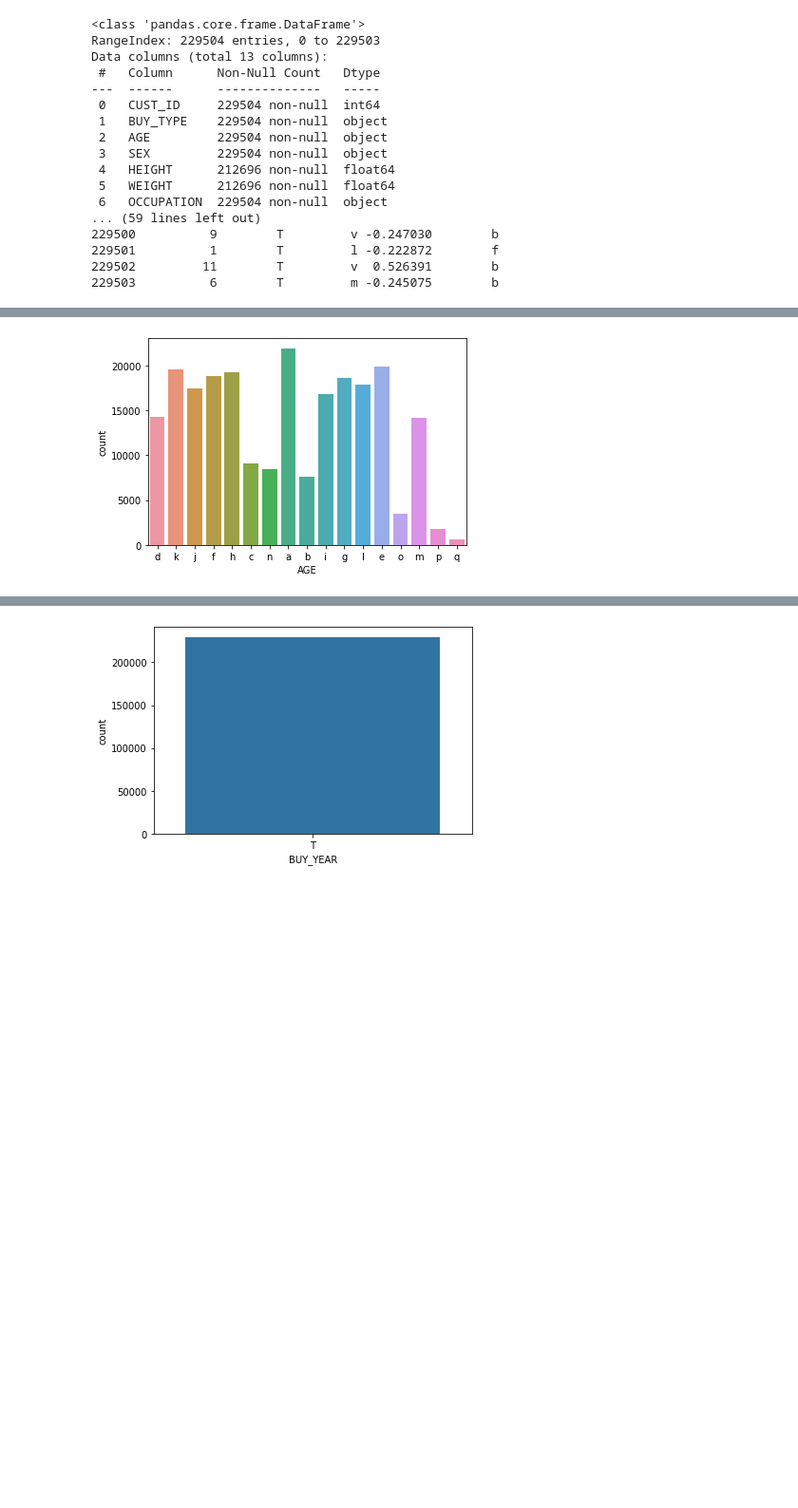
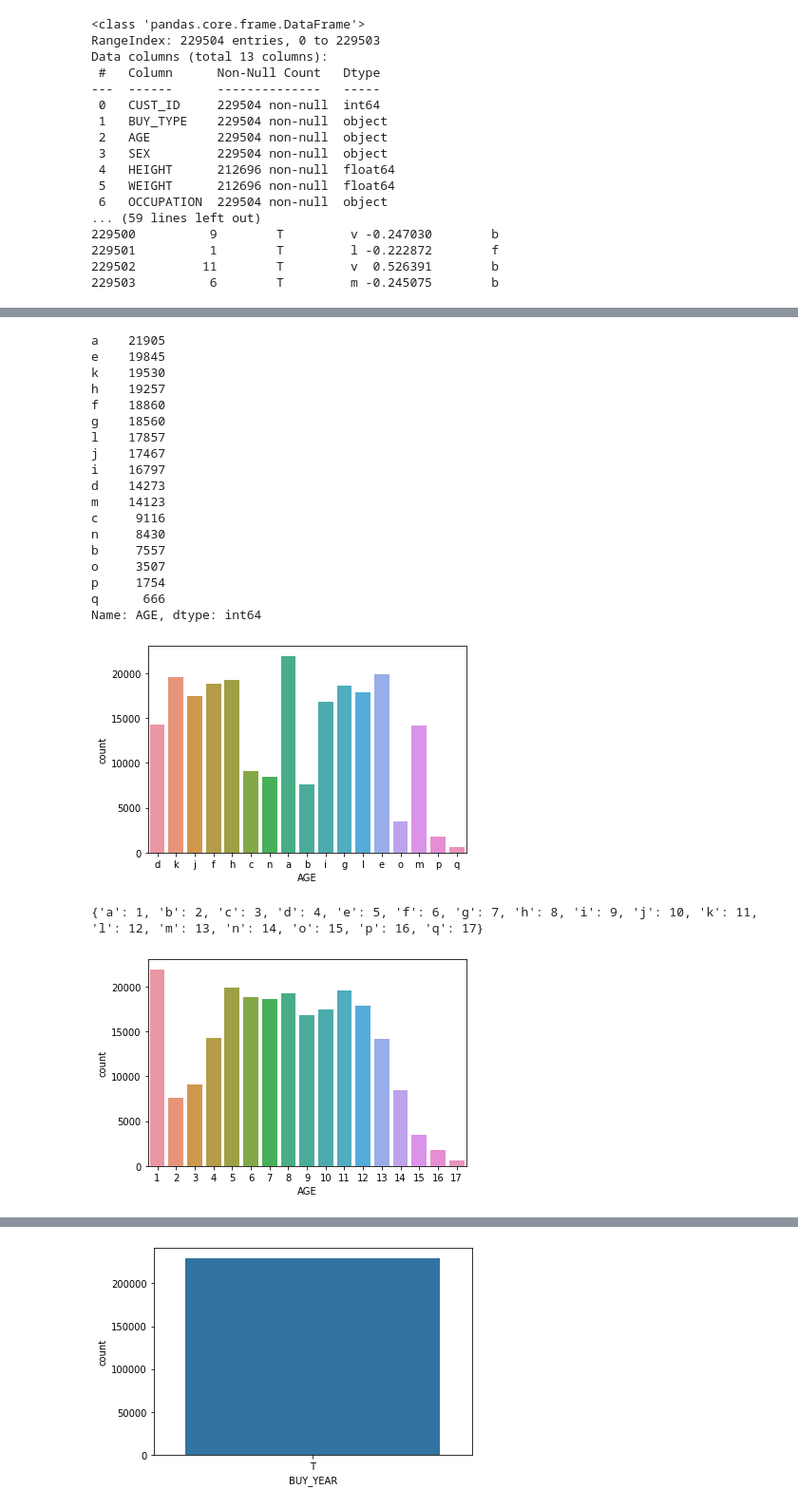
Before and after one commit to YoyoHuang1991/Python005-01, a Jupyter notebook: data_analytics/cathy20210213.ipynb, the cells around one changed output, grey strips where cells are left out. Shown at 95% size. Cells and saved outputs as stored; diff of their text form; code cells hidden in the pictures; blank space fills up the shorter version.

```diff
--- a/data_analytics/cathy20210213.ipynb
+++ b/data_analytics/cathy20210213.ipynb
@@ -106,10 +109,47 @@ dtypes: float64(3), int64(4), object(6)
 memory usage: 22.8+ MB
 # %%
+# 2. 將年齡改成int
+
 import seaborn as sns
 import matplotlib.pyplot as plt
 
+print(train_buy_data['AGE'].value_counts())
+age_count = train_buy_data['AGE'].value_counts()
+
 sns.countplot(train_buy_data['AGE'],label="Count")
 plt.show()
+
+age_dict = {}
+num = 1
+for i in range(97, 97 + 17):
+    age_dict[chr(i)] = num
+    num += 1
+print(age_dict)
+
+train_buy_data['AGE']=train_buy_data['AGE'].map(age_dict)
+
+sns.countplot(train_buy_data['AGE'],label="Count")
+plt.show()
 # %% [output]
+a    21905
+e    19845
+k    19530
+h    19257
+f    18860
+g    18560
+l    17857
+j    17467
+i    16797
+d    14273
+m    14123
+c     9116
+n     8430
+b     7557
+o     3507
+p     1754
+q      666
+Name: AGE, dtype: int64
 [figure]
+{'a': 1, 'b': 2, 'c': 3, 'd': 4, 'e': 5, 'f': 6, 'g': 7, 'h': 8, 'i': 9, 'j': 10, 'k': 11, 'l': 12, 'm': 13, 'n': 14, 'o': 15, 'p': 16, 'q': 17}
+[figure, added]
 # %%
```
Also changed, not shown: parts of 21 cells of this notebook, 50 other files.
